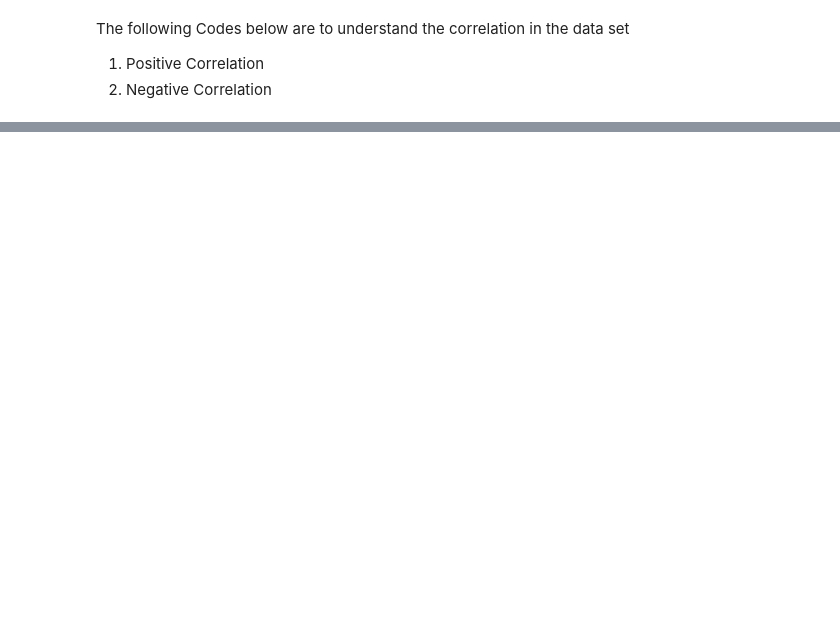
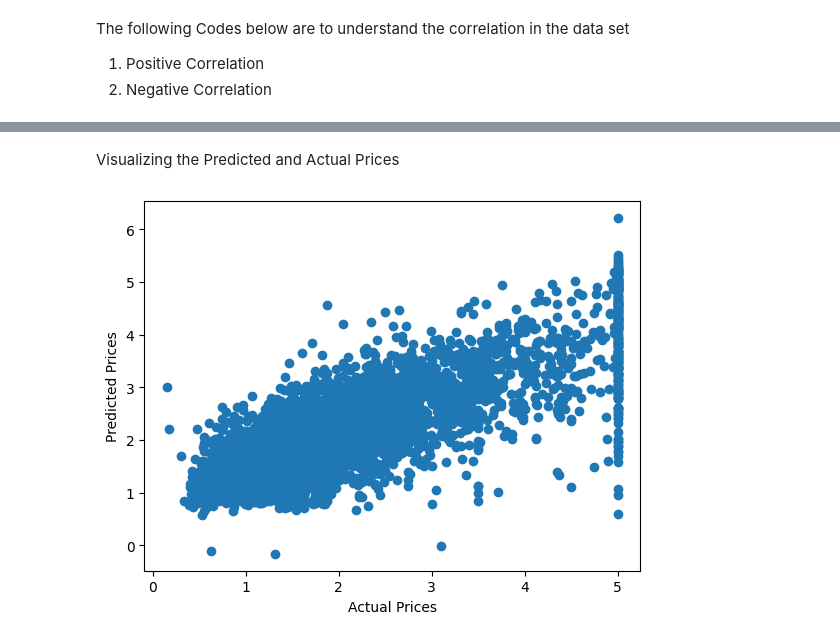
Before and after one commit to abhishek2828/ML-Projects, a Jupyter notebook: ML_Project_1_Predicting_House_Prices.ipynb, the cells around one changed output, grey strips where cells are left out. Saved outputs shown, nothing was run; the diff lists cells and outputs as text; code cells hidden in the pictures; blank space fills up the shorter version.

```diff
--- a/ML_Project_1_Predicting_House_Prices.ipynb
+++ b/ML_Project_1_Predicting_House_Prices.ipynb
@@ -119,0 +122,5 @@ sns.heatmap
+# %%
+X = house_prices.drop(['Prices'], axis = 1) #When dropping a column, axis = 1, and when dropping a row, axis = 0
+Y = house_prices['Prices']
+print(X)
+print(Y)
@@ -119,0 +147,3 @@ sns.heatmap
+# %%
+X_train, X_test, Y_train, Y_test = train_test_split(X, Y, test_size = 0.2, random_state = 2)
+#test_size = 0.2 means 20 Percent will be in the test data, while rest are in the training data
@@ -119,0 +156,9 @@ sns.heatmap
+# %%
+
+model = Sequential([
+    Dense(units = 14, activation = 'relu'),
+    Dense(units = 50, activation = 'relu'),
+    Dense(units = 1)
+                  ])
+model.compile(optimizer = tf.keras.optimizers.Adam(learning_rate = 0.0005), loss = 'mse') #gradient descent with loss being mean squared error
+model.fit(X_train, Y_train, epochs = 200)
@@ -119,0 +184,13 @@ sns.heatmap
+# %%
+from sklearn.metrics import mean_squared_error, mean_absolute_error
+
+# Make predictions on the test set
+#predictions = model.predict(X_test)
+predictions = model.predict(X_test)
+
+print(predictions)
+# Calculate the mean squared error
+mse = mean_squared_error(Y_test, predictions)
+mae = mean_absolute_error(Y_test, predictions)
+print(f"Mean Squared Error: {mse}")
+print(f"Mean Absolute Error: {mae}")
@@ -119,0 +208,9 @@ sns.heatmap
+# %% [markdown]
+Visualizing the Predicted and Actual Prices
+# %%
+plt.scatter(Y_test, predictions)
+plt.xlabel('Actual Prices')
+plt.ylabel('Predicted Prices')
+plt.show()
+# %% [output]
+[figure, added]
```
Also changed, not shown: parts of 11 cells of this notebook.
